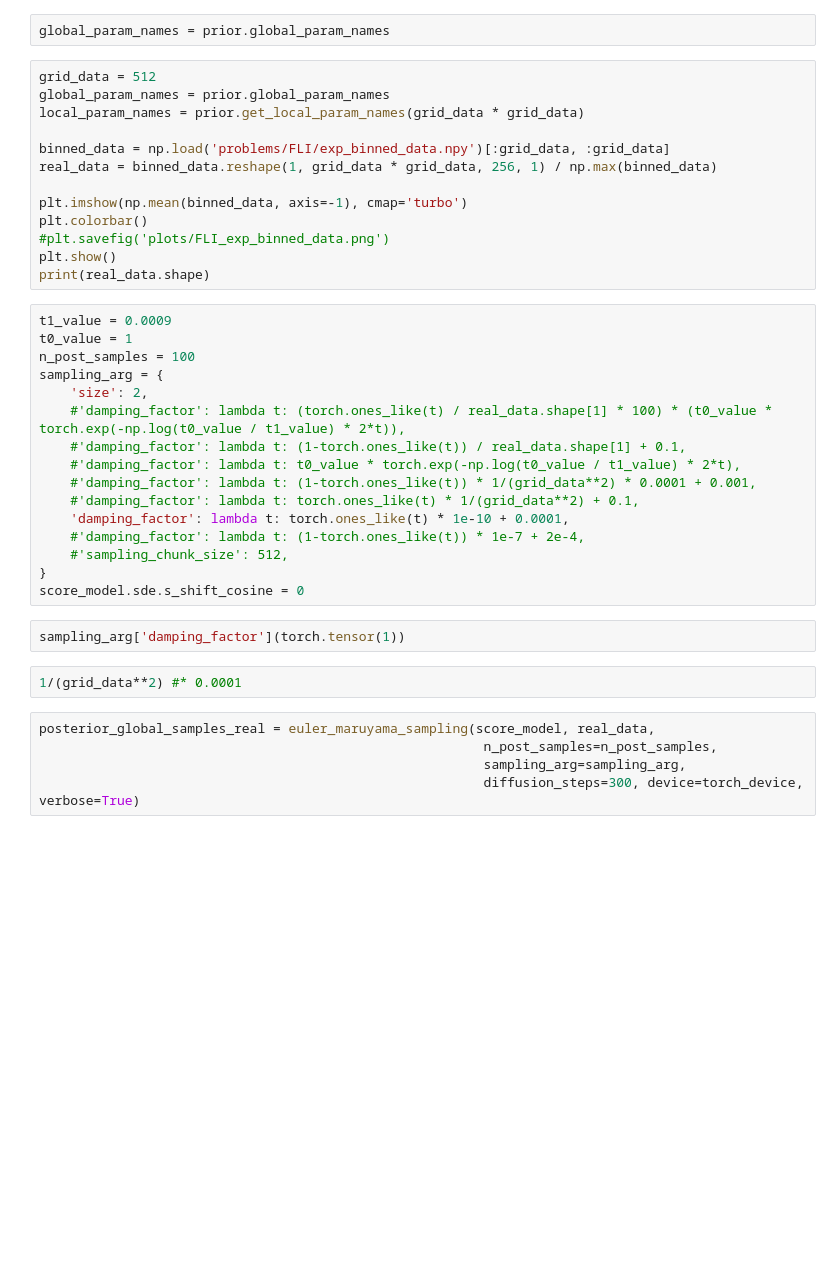
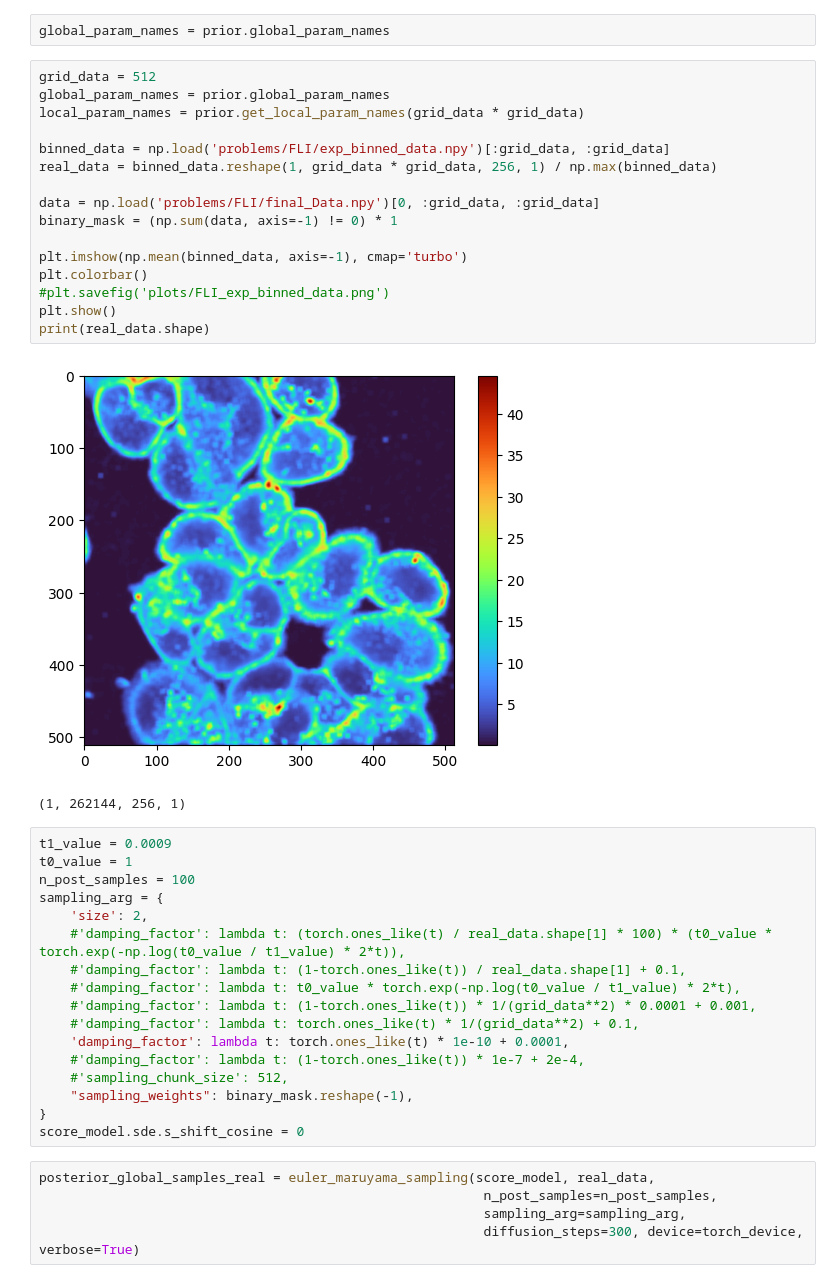
Before and after one commit to bayesflow-org/hierarchical-abi, a Jupyter notebook: fli score matching.ipynb, the cells around one changed output. Drawn from its saved outputs; the diff is of its cells as text; blank space fills up the shorter version.

```diff
--- a/fli score matching.ipynb
+++ b/fli score matching.ipynb
@@ -221,16 +254,22 @@ global_param_names = prior.global_param_names
 # %%
 grid_data = 512
 global_param_names = prior.global_param_names
 local_param_names = prior.get_local_param_names(grid_data * grid_data)
 
 binned_data = np.load('problems/FLI/exp_binned_data.npy')[:grid_data, :grid_data]
 real_data = binned_data.reshape(1, grid_data * grid_data, 256, 1) / np.max(binned_data)
 
+data = np.load('problems/FLI/final_Data.npy')[0, :grid_data, :grid_data]
+binary_mask = (np.sum(data, axis=-1) != 0) * 1
+
 plt.imshow(np.mean(binned_data, axis=-1), cmap='turbo')
 plt.colorbar()
 #plt.savefig('plots/FLI_exp_binned_data.png')
 plt.show()
 print(real_data.shape)
+# %% [output]
+[figure, added]
+(1, 262144, 256, 1)
 # %%
 t1_value = 0.0009
 t0_value = 1
@@ -245,12 +284,9 @@ sampling_arg = {
     'damping_factor': lambda t: torch.ones_like(t) * 1e-10 + 0.0001,
     #'damping_factor': lambda t: (1-torch.ones_like(t)) * 1e-7 + 2e-4,
     #'sampling_chunk_size': 512,
+    "sampling_weights": binary_mask.reshape(-1),
 }
 score_model.sde.s_shift_cosine = 0
-# %%
-sampling_arg['damping_factor'](torch.tensor(1))
-# %%
-1/(grid_data**2) #* 0.0001
 # %%
 posterior_global_samples_real = euler_maruyama_sampling(score_model, real_data,
                                                          n_post_samples=n_post_samples,
```
Also changed, not shown: parts of 5 cells of this notebook, 31 other files.
